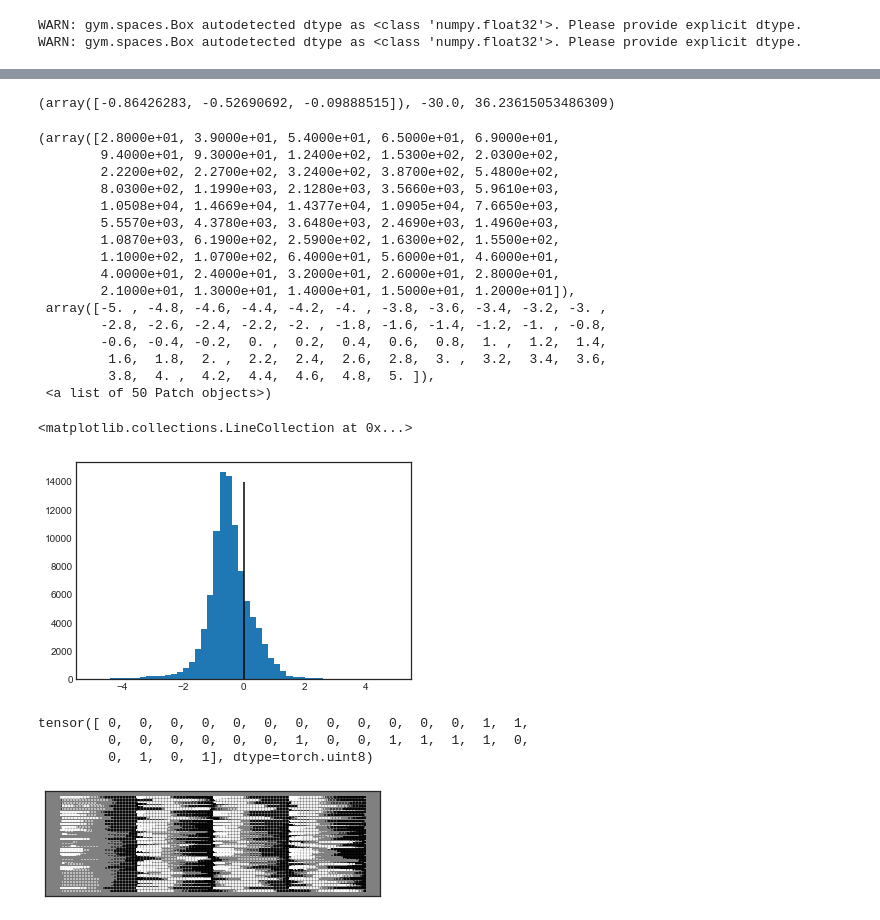
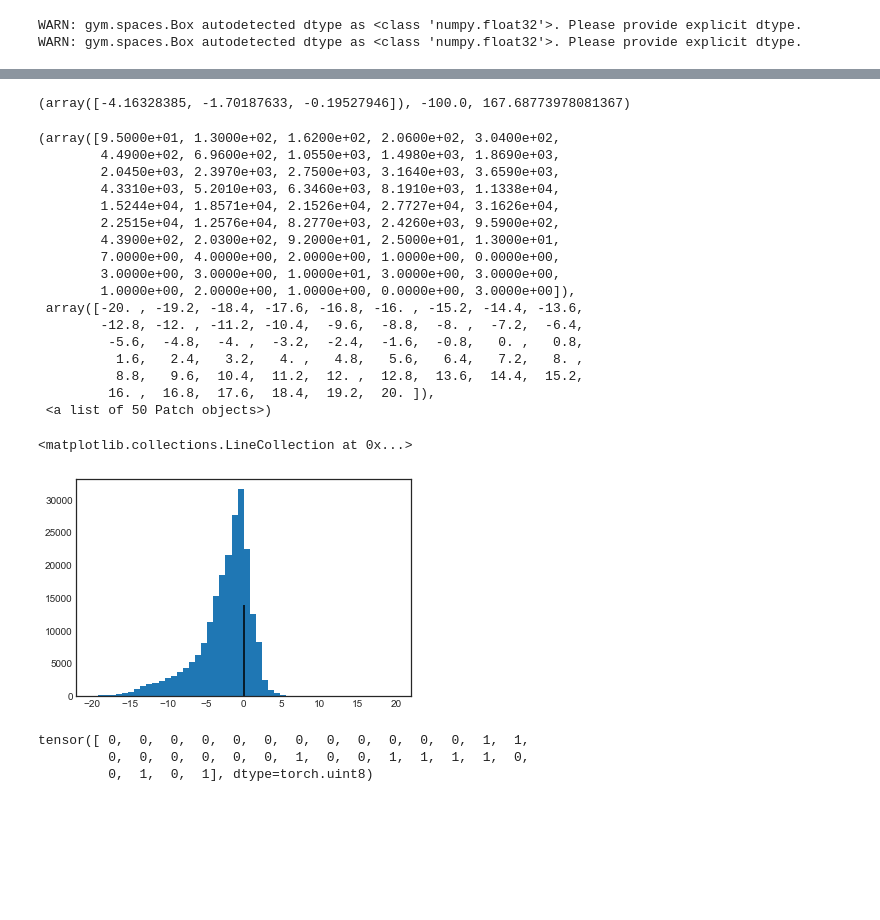
Before and after one commit to liavkoren/ai-ml-rl, a Jupyter notebook: dqn_implementations/mine/DQN part 2 -- Distributional DQN.ipynb, the cells around one changed output, grey strips where cells are left out. Saved outputs shown, nothing was run; the diff lists cells and outputs as text; code cells hidden in the pictures; blank space fills up the shorter version.

Commit message:
"auto commit tracked files for new experiment: LR: 0.000 / L2 weight_decay: 0.001 / Xavier: True, LR-scheduler: False on Jul-21-18@10:34:02"

```diff
--- a/dqn_implementations/mine/DQN part 2 -- Distributional DQN.ipynb
+++ b/dqn_implementations/mine/DQN part 2 -- Distributional DQN.ipynb
@@ -470,0 +463,21 @@ experiments
+# %%
+mean_scores = []
+median_scores = []
+params = []
+for param, agent in experiments.items():
+    rewards = np.array(agent.episode_rewards[-500:])
+    median_scores.append(np.percentile(rewards, [50]))
+    mean_scores.append(rewards.mean())
+    params.append(param)
+# %%
+least_suck = []
+for agent in experiments.values():
+    rewards = np.array(agent.episode_rewards[-1000:]);
+    if rewards.mean() > -200:
+        least_suck.append(agent)
+# %%
+while True:
+    test_agent = np.random.choice(len(least_suck))
+    test_agent = list(experiments.values())[test_agent]
+    if test_agent not in least_suck:
+        break
@@ -471,32 +507,33 @@ experiments
 # %%
-rewards = np.array([trans[2] for trans in agent.memory])
+rewards = np.array([trans[2] for trans in test_agent.memory])
 # plt.hist(rewards)
 # %%
 np.percentile(rewards, [25, 50, 75]), rewards.min(), rewards.max()
 # %% [output]
-(array([-0.86426283, -0.52690692, -0.09888515]), -30.0, 36.23615053486309)
+(array([-4.16328385, -1.70187633, -0.19527946]), -100.0, 167.68773978081367)
 # %%
-plt.hist(rewards, range=[-5, 5], bins=50);
+plt.hist(rewards, range=[-20, 20], bins=50);
 plt.vlines(0, 0, 14000)
 # %% [output]
-(array([2.8000e+01, 3.9000e+01, 5.4000e+01, 6.5000e+01, 6.9000e+01,
-        9.4000e+01, 9.3000e+01, 1.2400e+02, 1.5300e+02, 2.0300e+02,
-        2.2200e+02, 2.2700e+02, 3.2400e+02, 3.8700e+02, 5.4800e+02,
-        8.0300e+02, 1.1990e+03, 2.1280e+03, 3.5660e+03, 5.9610e+03,
-        1.0508e+04, 1.4669e+04, 1.4377e+04, 1.0905e+04, 7.6650e+03,
-        5.5570e+03, 4.3780e+03, 3.6480e+03, 2.4690e+03, 1.4960e+03,
-        1.0870e+03, 6.1900e+02, 2.5900e+02, 1.6300e+02, 1.5500e+02,
-        1.1000e+02, 1.0700e+02, 6.4000e+01, 5.6000e+01, 4.6000e+01,
-        4.0000e+01, 2.4000e+01, 3.2000e+01, 2.6000e+01, 2.8000e+01,
-        2.1000e+01, 1.3000e+01, 1.4000e+01, 1.5000e+01, 1.2000e+01]),
- array([-5. , -4.8, -4.6, -4.4, -4.2, -4. , -3.8, -3.6, -3.4, -3.2, -3. ,
-        -2.8, -2.6, -2.4, -2.2, -2. , -1.8, -1.6, -1.4, -1.2, -1. , -0.8,
-        -0.6, -0.4, -0.2,  0. ,  0.2,  0.4,  0.6,  0.8,  1. ,  1.2,  1.4,
-         1.6,  1.8,  2. ,  2.2,  2.4,  2.6,  2.8,  3. ,  3.2,  3.4,  3.6,
-         3.8,  4. ,  4.2,  4.4,  4.6,  4.8,  5. ]),
+(array([9.5000e+01, 1.3000e+02, 1.6200e+02, 2.0600e+02, 3.0400e+02,
+        4.4900e+02, 6.9600e+02, 1.0550e+03, 1.4980e+03, 1.8690e+03,
+        2.0450e+03, 2.3970e+03, 2.7500e+03, 3.1640e+03, 3.6590e+03,
+        4.3310e+03, 5.2010e+03, 6.3460e+03, 8.1910e+03, 1.1338e+04,
+        1.5244e+04, 1.8571e+04, 2.1526e+04, 2.7727e+04, 3.1626e+04,
+        2.2515e+04, 1.2576e+04, 8.2770e+03, 2.4260e+03, 9.5900e+02,
+        4.3900e+02, 2.0300e+02, 9.2000e+01, 2.5000e+01, 1.3000e+01,
+        7.0000e+00, 4.0000e+00, 2.0000e+00, 1.0000e+00, 0.0000e+00,
+        3.0000e+00, 3.0000e+00, 1.0000e+01, 3.0000e+00, 3.0000e+00,
+        1.0000e+00, 2.0000e+00, 1.0000e+00, 0.0000e+00, 3.0000e+00]),
+ array([-20. , -19.2, -18.4, -17.6, -16.8, -16. , -15.2, -14.4, -13.6,
+        -12.8, -12. , -11.2, -10.4,  -9.6,  -8.8,  -8. ,  -7.2,  -6.4,
+         -5.6,  -4.8,  -4. ,  -3.2,  -2.4,  -1.6,  -0.8,   0. ,   0.8,
+          1.6,   2.4,   3.2,   4. ,   4.8,   5.6,   6.4,   7.2,   8. ,
+          8.8,   9.6,  10.4,  11.2,  12. ,  12.8,  13.6,  14.4,  15.2,
+         16. ,  16.8,  17.6,  18.4,  19.2,  20. ]),
  <a list of 50 Patch objects>)
 <matplotlib.collections.LineCollection at 0x...>
-[figure, old version]
+[figure, new version]
 # %%
 states, actions, rewards, states_, dones = agent.memory.sample()
 rewards > 0
@@ -504,8 +541,3 @@ rewards > 0
 tensor([ 0,  0,  0,  0,  0,  0,  0,  0,  0,  0,  0,  0,  1,  1,
          0,  0,  0,  0,  0,  0,  1,  0,  0,  1,  1,  1,  1,  0,
          0,  1,  0,  1], dtype=torch.uint8)
-# %%
-
-hinton(agent.target_net.linear2.weight.detach())
-# %% [output]
-[figure, removed]
```
Also changed, not shown: parts of 12 cells of this notebook.
